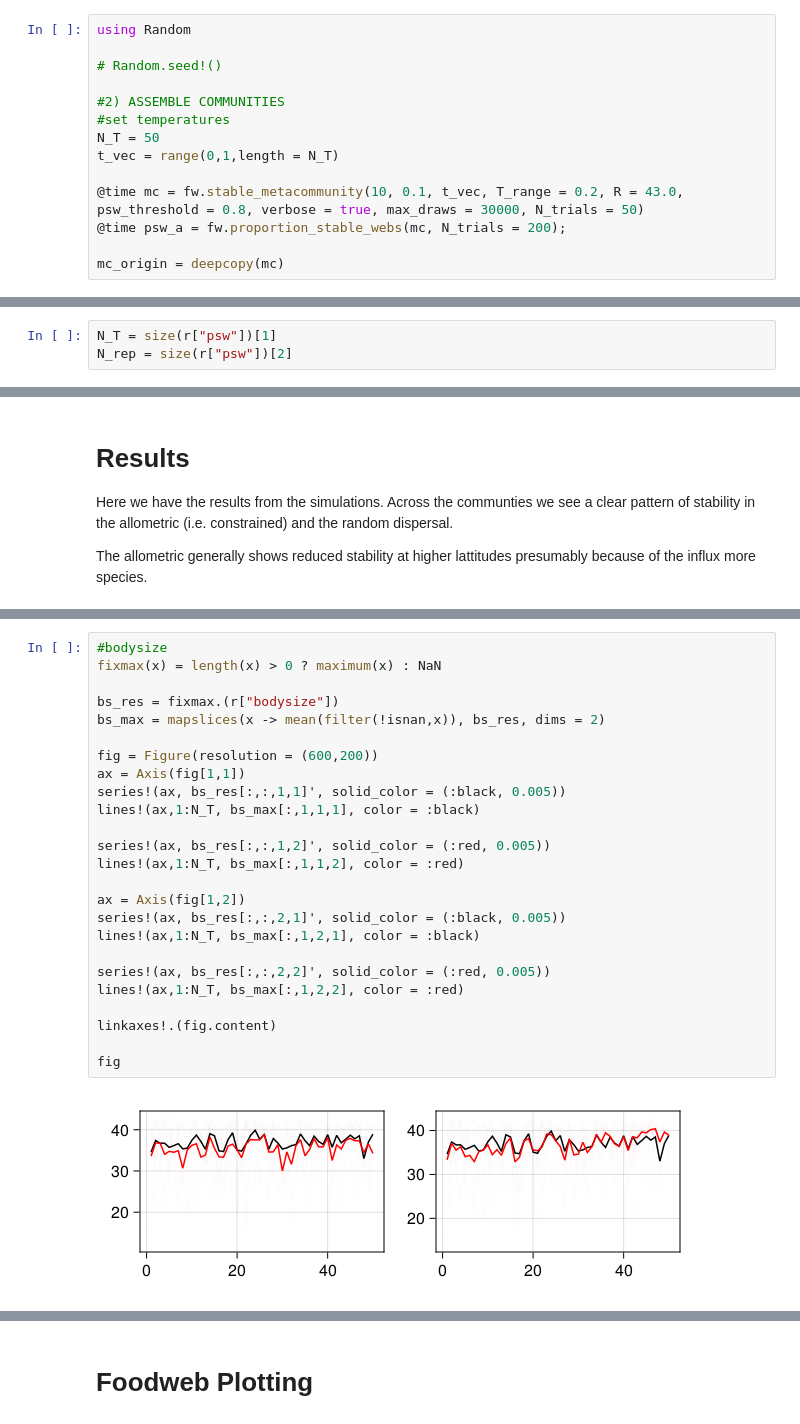
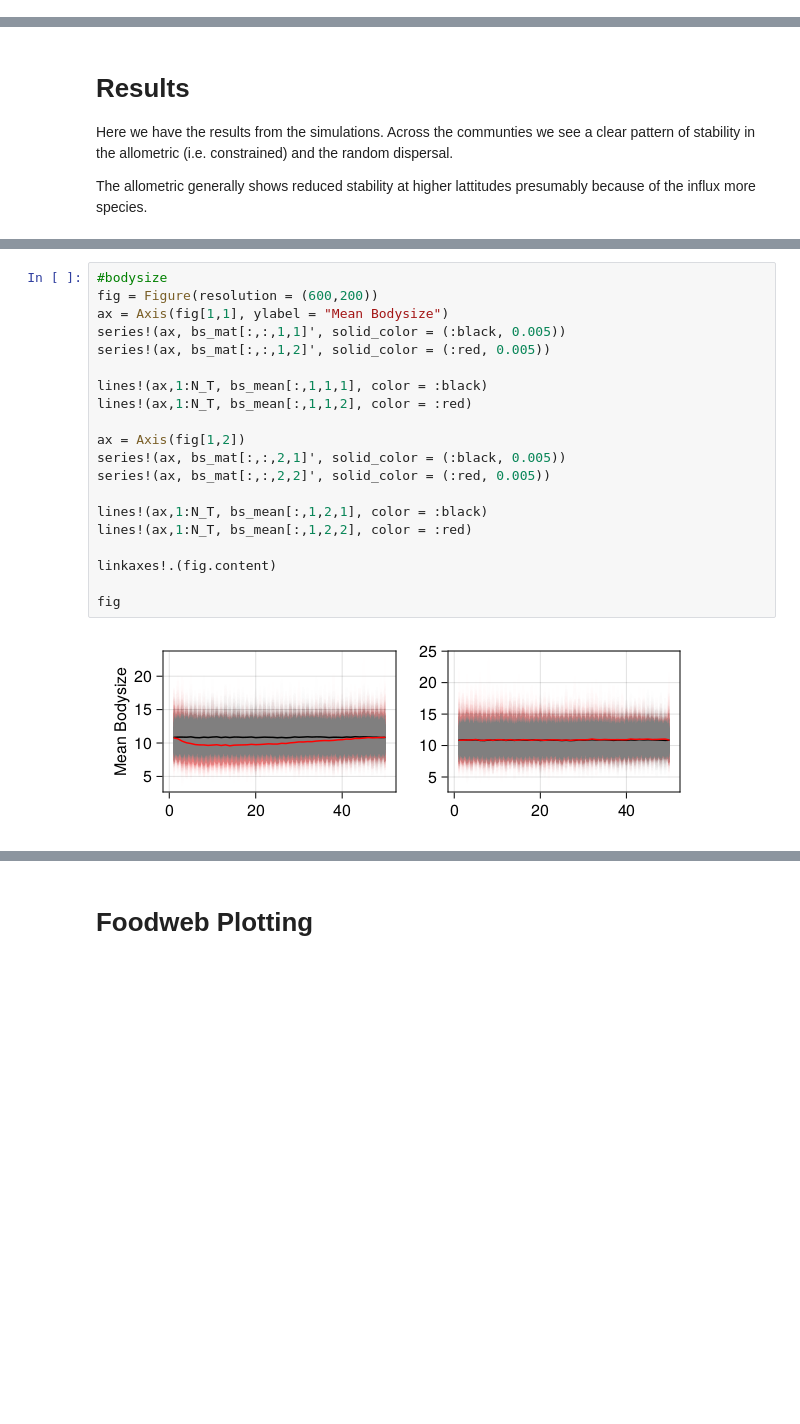
Before and after one commit to CleggTom/TempRanges, a Jupyter notebook: Notebooks/psw_simulations.ipynb, the cells around one changed output, grey strips where cells are left out. Drawn from its saved outputs; the diff is of its cells as text; blank space fills up the shorter version.

```diff
--- a/Notebooks/psw_simulations.ipynb
+++ b/Notebooks/psw_simulations.ipynb
@@ -111,14 +92,0 @@ end
-# %%
-using Random
-
-# Random.seed!()
-
-#2) ASSEMBLE COMMUNITIES
-#set temperatures
-N_T = 50
-t_vec = range(0,1,length = N_T)
-
-@time mc = fw.stable_metacommunity(10, 0.1, t_vec, T_range = 0.2, R = 43.0, psw_threshold = 0.8, verbose = true, max_draws = 30000, N_trials = 50)
-@time psw_a = fw.proportion_stable_webs(mc, N_trials = 200);
-
-mc_origin = deepcopy(mc)
@@ -272,3 +145,0 @@ Dict{String, Any} with 4 entries:
-# %%
-N_T = size(r["psw"])[1]
-N_rep = size(r["psw"])[2]
@@ -320,28 +311,23 @@ fig
 # %%
 #bodysize
-fixmax(x) = length(x) > 0 ? maximum(x) : NaN
+fig = Figure(resolution = (600,200))
+ax = Axis(fig[1,1], ylabel = "Mean Bodysize")
+series!(ax, bs_mat[:,:,1,1]', solid_color = (:black, 0.005))
+series!(ax, bs_mat[:,:,1,2]', solid_color = (:red, 0.005))
 
-bs_res = fixmax.(r["bodysize"])
-bs_max = mapslices(x -> mean(filter(!isnan,x)), bs_res, dims = 2)
-
-fig = Figure(resolution = (600,200))
-ax = Axis(fig[1,1])
-series!(ax, bs_res[:,:,1,1]', solid_color = (:black, 0.005))
-lines!(ax,1:N_T, bs_max[:,1,1,1], color = :black)
-
-series!(ax, bs_res[:,:,1,2]', solid_color = (:red, 0.005))
-lines!(ax,1:N_T, bs_max[:,1,1,2], color = :red)
+lines!(ax,1:N_T, bs_mean[:,1,1,1], color = :black)
+lines!(ax,1:N_T, bs_mean[:,1,1,2], color = :red)
 
 ax = Axis(fig[1,2])
-series!(ax, bs_res[:,:,2,1]', solid_color = (:black, 0.005))
-lines!(ax,1:N_T, bs_max[:,1,2,1], color = :black)
+series!(ax, bs_mat[:,:,2,1]', solid_color = (:black, 0.005))
+series!(ax, bs_mat[:,:,2,2]', solid_color = (:red, 0.005))
 
-series!(ax, bs_res[:,:,2,2]', solid_color = (:red, 0.005))
-lines!(ax,1:N_T, bs_max[:,1,2,2], color = :red)
+lines!(ax,1:N_T, bs_mean[:,1,2,1], color = :black)
+lines!(ax,1:N_T, bs_mean[:,1,2,2], color = :red)
 
 linkaxes!.(fig.content)
 
 fig
 # %% [output]
-[figure, old version]
+[figure, new version]
 # %%
```
Also changed, not shown: parts of 29 cells of this notebook, 5 other files.
